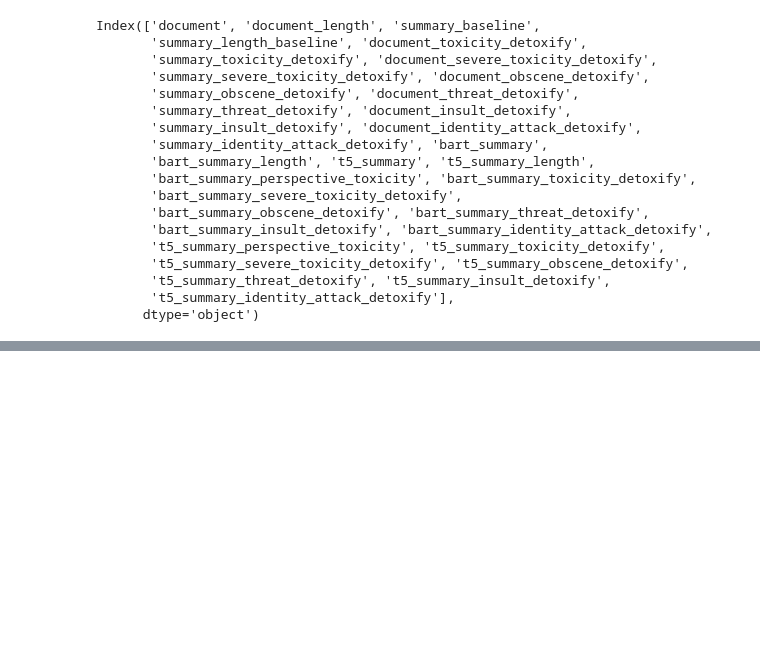
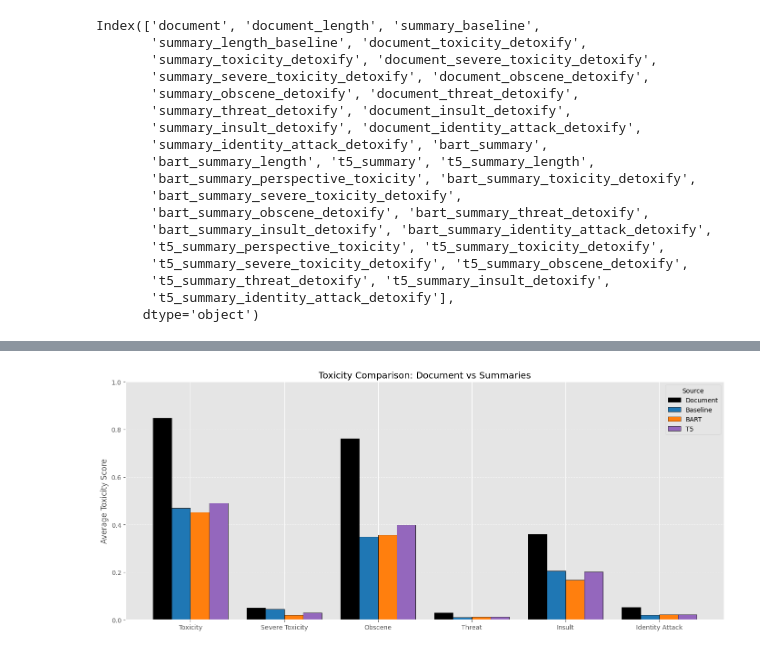
Before and after one commit to arunimaCh29/Text-Summarisation-Eval, a Jupyter notebook: project/report.ipynb, the cells around one changed output, grey strips where cells are left out. Saved outputs shown, nothing was run; the diff lists cells and outputs as text; code cells hidden in the pictures; blank space fills up the shorter version.

```diff
--- a/project/report.ipynb
+++ b/project/report.ipynb
@@ -267,0 +409,42 @@ Index(['document', 'document_length', 'summary_baseline',
+# %%
+# Average Toxicity Comparison Across Models
+import pandas as pd
+import matplotlib.pyplot as plt
+
+df = pd.read_csv("data/final_results_1000.csv")
+
+toxicity_types = ['toxicity', 'severe_toxicity', 'obscene', 'threat', 'insult', 'identity_attack']
+
+sources = {
+    'Document': 'document_',
+    'Baseline': 'summary_',
+    'BART': 'bart_summary_',
+    'T5': 't5_summary_'
+}
+
+avg_toxicities = {source: [] for source in sources}
+for tox_type in toxicity_types:
+    for label, prefix in sources.items():
+        avg = df[f'{prefix}{tox_type}_detoxify'].mean()
+        avg_toxicities[label].append(avg)
+
+bar_width = 0.2
+x = range(len(toxicity_types))
+offsets = [-1.5, -0.5, 0.5, 1.5]
+colors = ['black', '#1f77b4', '#ff7f0e', '#9467bd']
+
+plt.figure(figsize=(14, 6))
+for i, (label, values) in enumerate(avg_toxicities.items()):
+    pos = [xi + offsets[i]*bar_width for xi in x]
+    plt.bar(pos, values, width=bar_width, label=label, color=colors[i], edgecolor='black')
+
+plt.xticks(x, [t.title().replace("_", " ") for t in toxicity_types])
+plt.ylabel("Average Toxicity Score")
+plt.title("Toxicity Comparison: Document vs Summaries")
+plt.legend(title="Source")
+plt.grid(True, axis='y', linestyle='--', alpha=0.5)
+plt.ylim(0, 1)
+plt.tight_layout()
+plt.show()
+# %% [output]
+[figure, added]
```
Also changed, not shown: parts of 6 cells of this notebook, 1 other file.
